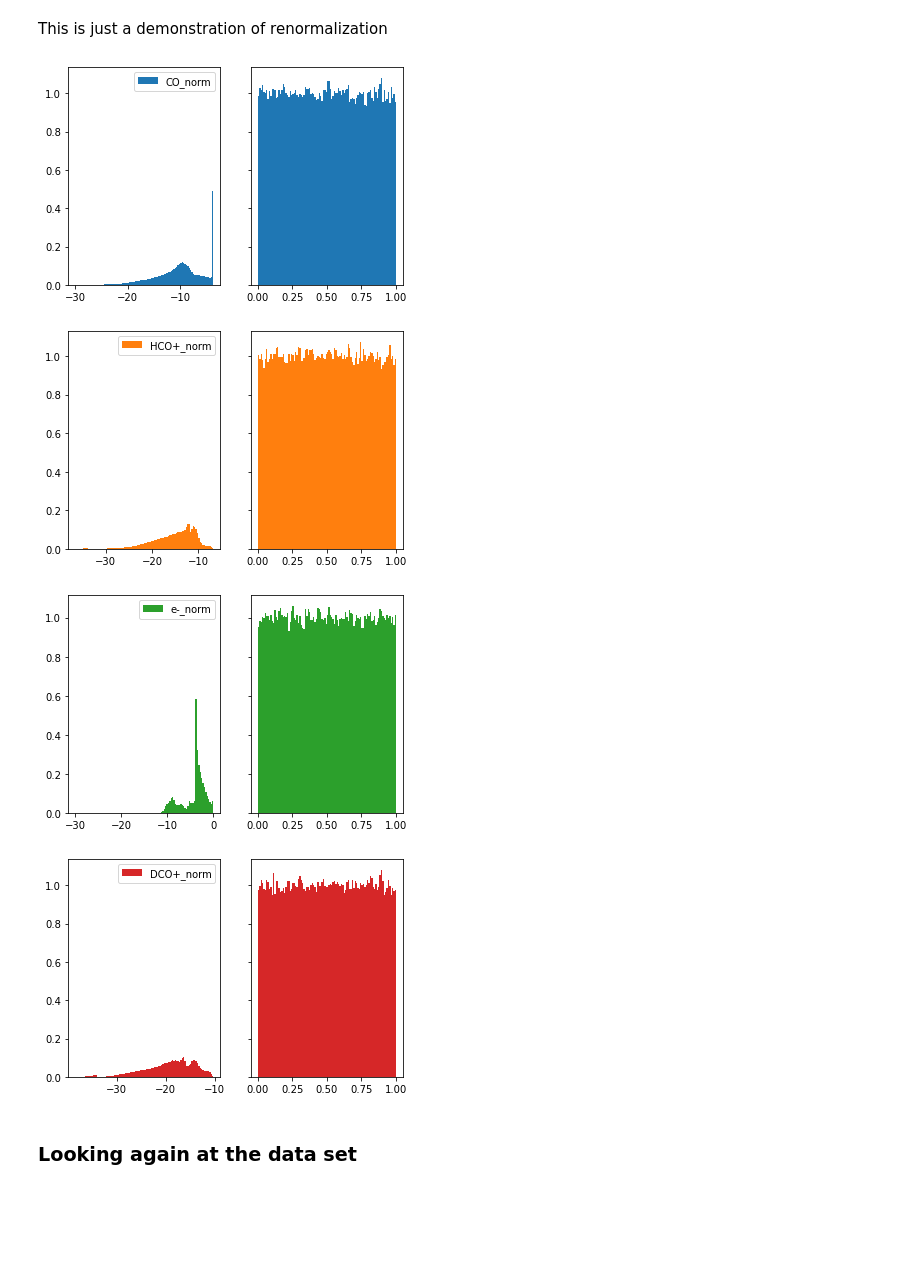
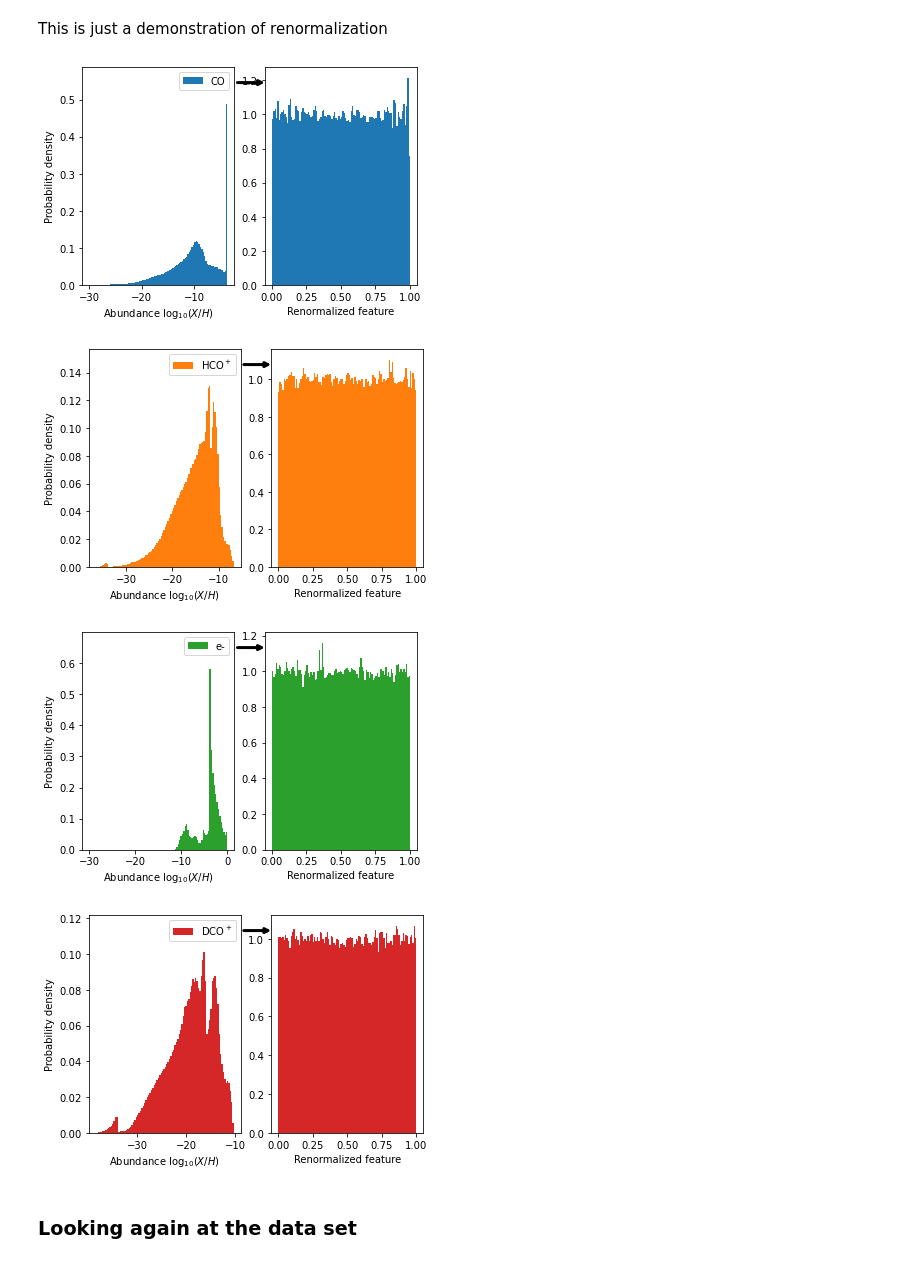
Before and after one commit to SmirnGreg/diskchef_chemistry, a Jupyter notebook: diskchef_chemistry.ipynb, the cells around one changed output. Drawn from its saved outputs; the diff is of its cells as text; code cells hidden in the pictures; blank space fills up the shorter version.

```diff
--- a/diskchef_chemistry.ipynb
+++ b/diskchef_chemistry.ipynb
@@ -96,8 +97,11 @@ MAXIMAL_TEMPERATURE = 1000  # In K, the maximal local density to read from datab
 STEP_3D = 51  # Fraction of
 
 SPECIES_TO_FIT = (
-    # "CN", "HCN", "HNC", "H2CO", "HDCO", "N2H+", "CS", "C2H", "H2O", "HDO",
     "CO", "HCO+", "e-", "DCO+",
+    # "CO2", "CH3OH",
+    # "CH4", "H2O", "HDO", "C2H2", "CN", "HCN", "HNC", "DCN", "DNC", "C2H", "C3H2", "HC3N", "N2H+", "N2D+",
+    # "CH2CN", "CH3CN", "H2CO", "HDCO", "CS", "SO", "SO2", "C2S", "NH3", "C+", "C", "O", "OH",
+    # 'gCO', 'gCH4', 'gCH3OH', 'gCH3CN', 'gH2CO', 'gH2O', 'gHDO', 'gCO2'
 )  # Species used to fit
 
 SPECIES = (
@@ -118,7 +122,6 @@ grid_dict = dict(
     regressor__kneighborsregressor__n_neighbors=np.unique([int(item) for item in np.geomspace(1, 100, 50)]),
 )  # Dictionary of possible parameters for the estimators
 
-
 pipeline = make_pipeline(
     QuantileTransformer(n_quantiles=100, output_distribution='uniform'),
     sn.KNeighborsRegressor(weights='uniform'),
@@ -134,21 +137,27 @@ if TRANSFORMER is not None:
 
 folder = None  # If None, will generate the folder name based on current time and date
 
-
 #  Colors for the output
 
 COLORS_DICT = {
     spice: color
     for spice, color
-    in zip(SPECIES_TO_FIT, cm.get_cmap("tab10")(range(10)))
+    in zip(SPECIES_TO_FIT, cycle(cm.get_cmap("tab10")(range(10))))
 }
 
 COLORMAPS_DICT = {
     spice: color
     for spice, color
     in zip(SPECIES_TO_FIT,
-           [matplotlib.cm.get_cmap(color, 10) for color in ["Blues", "Oranges", "Greens", "Reds",
-                                                            "Purples", "YlOrBr", "RdPu", "Greys", "YlGn", "GnBu"]])
+           cycle(
+               [matplotlib.cm.get_cmap(color, 10)
+                for color in [
+                    "Blues", "Oranges", "Greens", "Reds",
+                    "Purples", "YlOrBr", "RdPu", "Greys", "YlGn", "GnBu"
+                ]
+                ]
+           )
+           )
 }
 # %% [markdown]
 Helper functions for string manipulation
@@ -276,22 +286,39 @@ y
 # %% [markdown]
 This is just a demonstration of renormalization
 # %%
+from matplotlib.patches import ConnectionPatch
+
 if TRANSFORMER is not None:
     y_trans = sklearn.base.clone(TRANSFORMER).fit_transform(y)
 
     for i, feature in enumerate(y.columns):
-        fig, ax = plt.subplots(1, 2, sharey=True)
-        ax[0].hist(y[feature], color=COLORS_DICT[feature.rstrip("_norm")], label=feature, density=True, bins=100)
+        fig, ax = plt.subplots(1, 2)
+        values, _, _ = ax[0].hist(
+            y[feature], color=COLORS_DICT[feature.rstrip("_norm")],
+            label=from_string(feature.strip("_norm")), density=True, bins=100)
+        ax[0].set_xlabel("Abundance $\log_{10}(X/H)$")
         ax[0].legend()
-        ax[1].hist(y_trans[:, i], color=COLORS_DICT[feature.rstrip("_norm")],
-                   label=from_string(feature.rstrip("_norm")), density=True, bins=100)
+        ax[0].set_ylim((0, 1.2 * values.max()))
+        ax[0].set_ylabel("Probability density")
+        values, _, _ = ax[1].hist(
+            y_trans[:, i], color=COLORS_DICT[feature.rstrip("_norm")],
+            label=from_string(feature.rstrip("_norm")), density=True, bins=100)
+        ax[1].set_xlabel("Renormalized feature")
+
+        con = ConnectionPatch(
+            xyA=(1.02, 0.93), xyB=(0, 0.93), coordsA='axes fraction', coordsB='axes fraction',
+            axesA=ax[0], axesB=ax[1], color="k", lw=3,
+            arrowstyle='-|>'
+        )
+        fig.add_artist(con)
+
         plt.savefig(folder / f"{feature}_hist.pdf")
         plt.savefig(folder / f"{feature}_hist.png")
 # %% [output]
-[figure, old version]
+[figure, new version]
-[figure, old version]
+[figure, new version]
-[figure, old version]
+[figure, new version]
-[figure, old version]
+[figure, new version]
 # %%
 cv = GroupKFold(n_splits=10)
 
```
Also changed, not shown: parts of 13 cells of this notebook.
